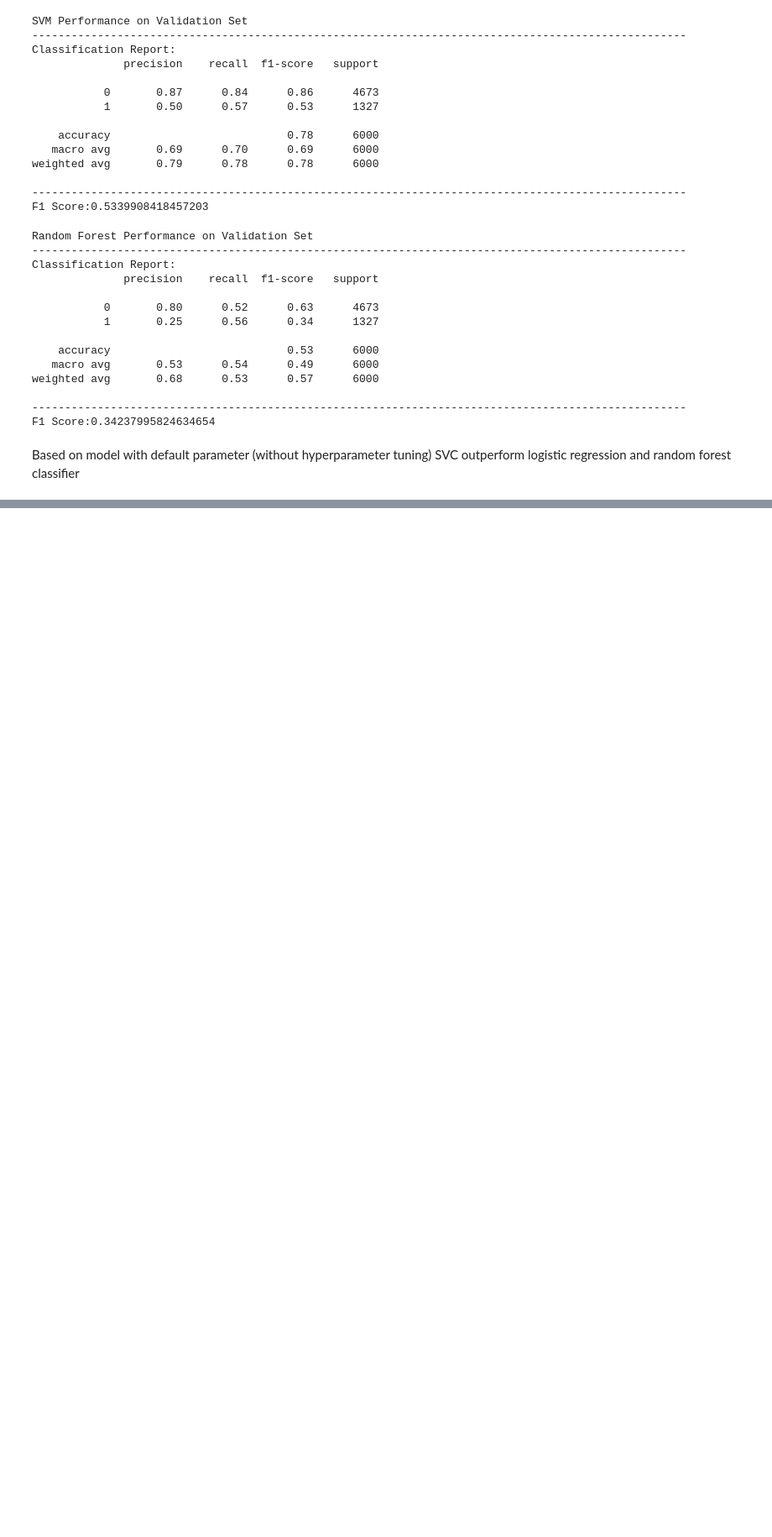
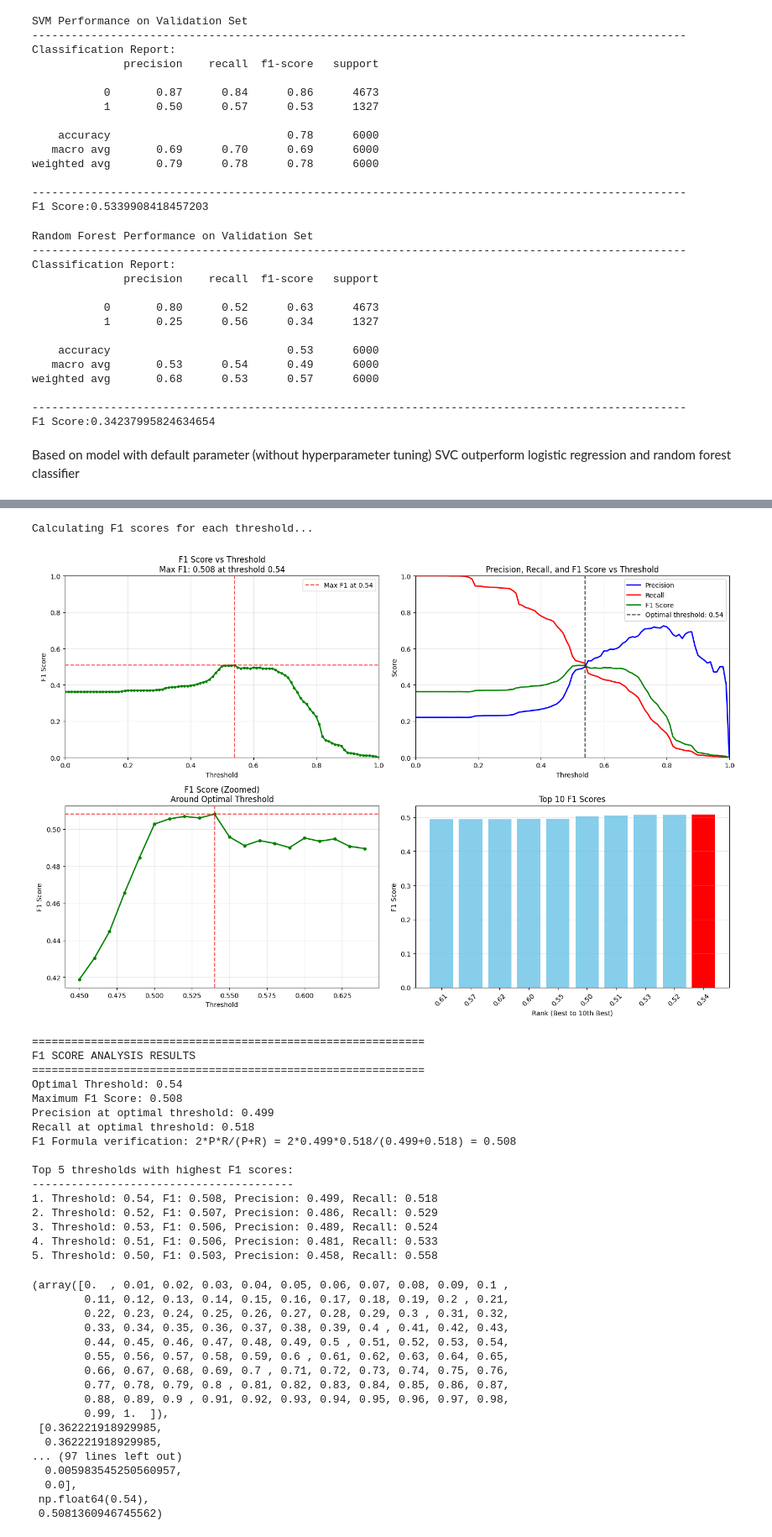
Before and after one commit to ihsannurfaqih/Credit-Card-Default-Prediction, a Jupyter notebook: notebook/notebook.ipynb, the cells around one changed output, grey strips where cells are left out. Shown at 84% size. Drawn from its saved outputs; the diff is of its cells as text; code cells hidden in the pictures; blank space fills up the shorter version.

```diff
--- a/notebook/notebook.ipynb
+++ b/notebook/notebook.ipynb
@@ -335,0 +879,14 @@ Based on model with default parameter (without hyperparameter tuning) SVC outper
+# %%
+lr = Pipeline(steps=[
+    ('pre', preprocessing_lr),
+    ('clf', LogisticRegression(random_state=42, class_weight='balanced')) #class weight to handle imbalanced data
+])
+
+
+svm = Pipeline(steps=[
+    ('pre', preprocessing_svm),
+    ('clf', SVC(random_state=42, class_weight='balanced', probability=True)) #class weight to handle imbalanced data
+])
+# %%
+model_lr = lr.fit(X_train, y_train)
+model_svm = svm.fit(X_train, y_train)
@@ -335,0 +937,21 @@ Based on model with default parameter (without hyperparameter tuning) SVC outper
+# %%
+param_lr = {
+    'clf__penalty': ['l1', 'l2'],
+    'clf__C': [1.0, 0.5, 0.1],
+    'clf__max_iter': [100, 200, 300, 500, 1000],
+    'clf__solver': ['liblinear', 'lbfgs']
+}
+
+best_model_lr = RandomizedSearchCV(
+    estimator=lr,
+    param_distributions=param_lr,
+    n_iter=10,
+    scoring='f1',
+    cv=3,
+    verbose=2,
+    n_jobs=4,
+    random_state=42,
+    error_score=0
+)
+
+best_model_lr.fit(X_train, y_train)
@@ -335,0 +1030,38 @@ Based on model with default parameter (without hyperparameter tuning) SVC outper
+# %%
+calculate_f1_scores_across_thresholds(best_model_lr.best_estimator_, X_val, y_val)
+# %% [output]
+Calculating F1 scores for each threshold...
+[figure, added]
+============================================================
+F1 SCORE ANALYSIS RESULTS
+============================================================
+Optimal Threshold: 0.54
+Maximum F1 Score: 0.508
+Precision at optimal threshold: 0.499
+Recall at optimal threshold: 0.518
+F1 Formula verification: 2*P*R/(P+R) = 2*0.499*0.518/(0.499+0.518) = 0.508
+
+Top 5 thresholds with highest F1 scores:
+----------------------------------------
+1. Threshold: 0.54, F1: 0.508, Precision: 0.499, Recall: 0.518
+2. Threshold: 0.52, F1: 0.507, Precision: 0.486, Recall: 0.529
+3. Threshold: 0.53, F1: 0.506, Precision: 0.489, Recall: 0.524
+4. Threshold: 0.51, F1: 0.506, Precision: 0.481, Recall: 0.533
+5. Threshold: 0.50, F1: 0.503, Precision: 0.458, Recall: 0.558
+(array([0.  , 0.01, 0.02, 0.03, 0.04, 0.05, 0.06, 0.07, 0.08, 0.09, 0.1 ,
+        0.11, 0.12, 0.13, 0.14, 0.15, 0.16, 0.17, 0.18, 0.19, 0.2 , 0.21,
+        0.22, 0.23, 0.24, 0.25, 0.26, 0.27, 0.28, 0.29, 0.3 , 0.31, 0.32,
+        0.33, 0.34, 0.35, 0.36, 0.37, 0.38, 0.39, 0.4 , 0.41, 0.42, 0.43,
+        0.44, 0.45, 0.46, 0.47, 0.48, 0.49, 0.5 , 0.51, 0.52, 0.53, 0.54,
+        0.55, 0.56, 0.57, 0.58, 0.59, 0.6 , 0.61, 0.62, 0.63, 0.64, 0.65,
+        0.66, 0.67, 0.68, 0.69, 0.7 , 0.71, 0.72, 0.73, 0.74, 0.75, 0.76,
+        0.77, 0.78, 0.79, 0.8 , 0.81, 0.82, 0.83, 0.84, 0.85, 0.86, 0.87,
+        0.88, 0.89, 0.9 , 0.91, 0.92, 0.93, 0.94, 0.95, 0.96, 0.97, 0.98,
+        0.99, 1.  ]),
+ [0.362221918929985,
+  0.362221918929985,
+... (97 lines left out)
+  0.005983545250560957,
+  0.0],
+ np.float64(0.54),
+ 0.5081360946745562)
```
Also changed, not shown: parts of 41 cells of this notebook, 7 other files.
